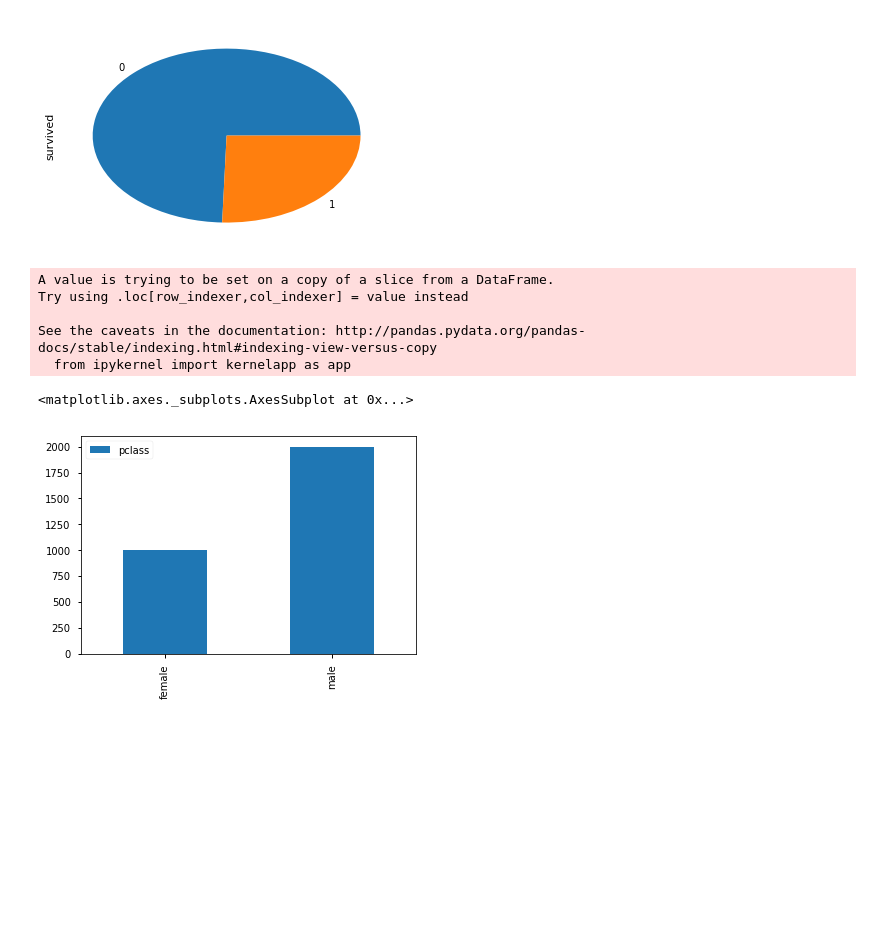
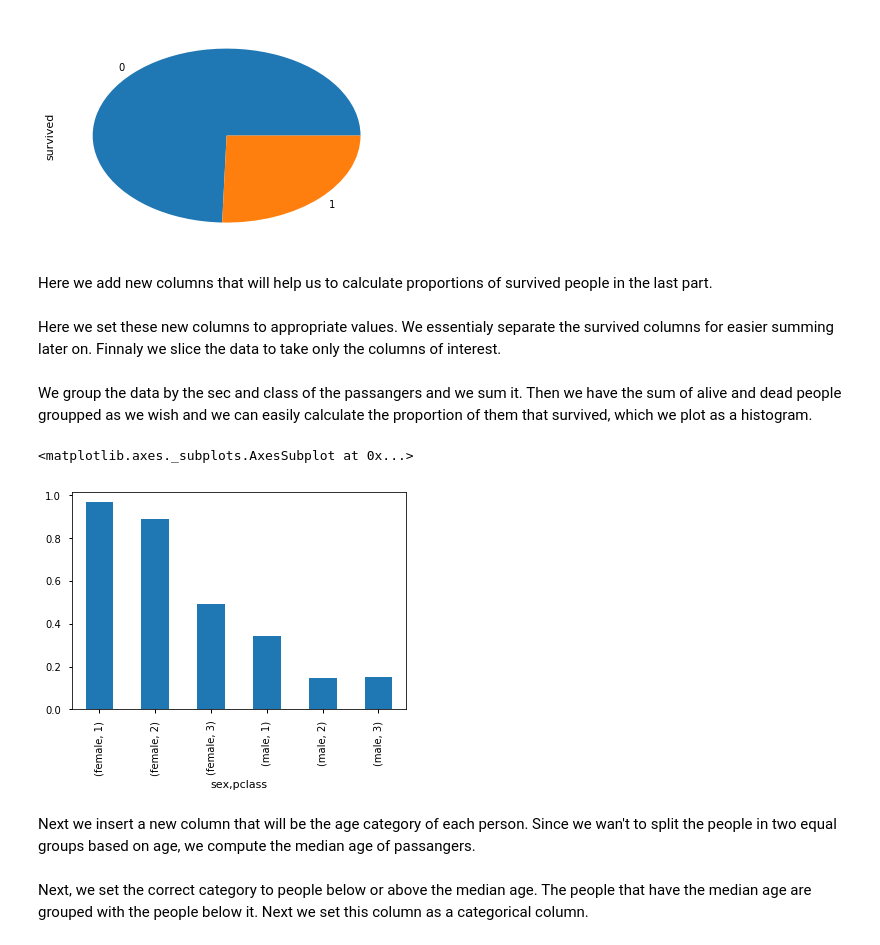
Before and after one commit to RadoslawDryzner/LeRepoDuGuerrier, a Jupyter notebook: Homework01/Homework 1.ipynb, the cells around one changed output. Drawn from its saved outputs; the diff is of its cells as text; code cells hidden in the pictures; blank space fills up the shorter version.

```diff
--- a/Homework01/Homework 1.ipynb
+++ b/Homework01/Homework 1.ipynb
@@ -223,15 +211,25 @@ titanic[titanic.pclass == 3].survived.value_counts(sort=False).plot(kind='pie')
 # %% [output]
 <matplotlib.axes._subplots.AxesSubplot at 0x...>
 [figure]
+# %% [markdown]
+Here we add new columns that will help us to calculate proportions of survived people in the last part.
+# %%
+titanic.insert(0, 'alive', 0)
+titanic.insert(0, 'dead', 0)
+titanic.insert(0, 'ratio', 0)
+# %% [markdown]
+Here we set these new columns to appropriate values. We essentialy separate the survived columns for easier summing later on. Finnaly we slice the data to take only the columns of interest.
+# %%
+titanic.loc[titanic['survived'] == 1, 'alive'] = 1
+titanic.loc[titanic['survived'] == 0, 'dead'] = 1
+df = titanic[['pclass', 'sex', 'alive', 'dead', 'ratio']]
+# %% [markdown]
+We group the data by the sec and class of the passangers and we sum it. Then we have the sum of alive and dead people groupped as we wish and we can easily calculate the proportion of them that survived, which we plot as a histogram.
 # %%
-df = titanic[['pclass', 'sex']]
-df['new_col'] = 1
-df[['pclass', 'sex']].groupby('sex').sum().plot(kind='bar')
+aggregated = df.groupby(['sex', 'pclass']).sum()
+(aggregated['alive'] / (aggregated['alive'] + aggregated['dead'])).plot(kind='bar')
 # %% [output]
-A value is trying to be set on a copy of a slice from a DataFrame.
-Try using .loc[row_indexer,col_indexer] = value instead
-
-See the caveats in the documentation: http://pandas.pydata.org/pandas-docs/stable/indexing.html#indexing-view-versus-copy
-  from ipykernel import kernelapp as app
+<matplotlib.axes._subplots.AxesSubplot at 0x...>
-<matplotlib.axes._subplots.AxesSubplot at 0x...>
-[figure, old version]
+[figure, new version]
+# %% [markdown]
+Next we insert a new column that will be the age category of each person. Since we wan't to split the people in two equal groups based on age, we compute the median age of passangers.
@@ -237,0 +239,2 @@ See the caveats in the documentation: http://pandas.pydata.org/pandas-docs/stabl
+# %% [markdown]
+Next, we set the correct category to people below or above the median age. The people that have the median age are grouped with the people below it. Next we set this column as a categorical column.
```
Also changed, not shown: parts of 10 cells of this notebook.
